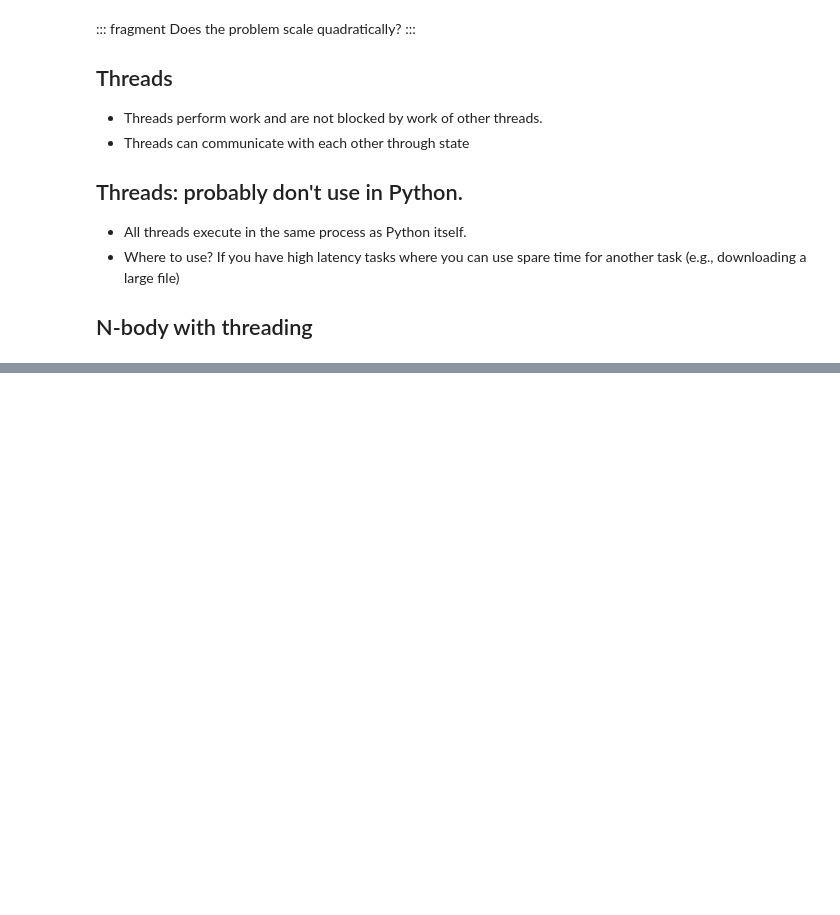
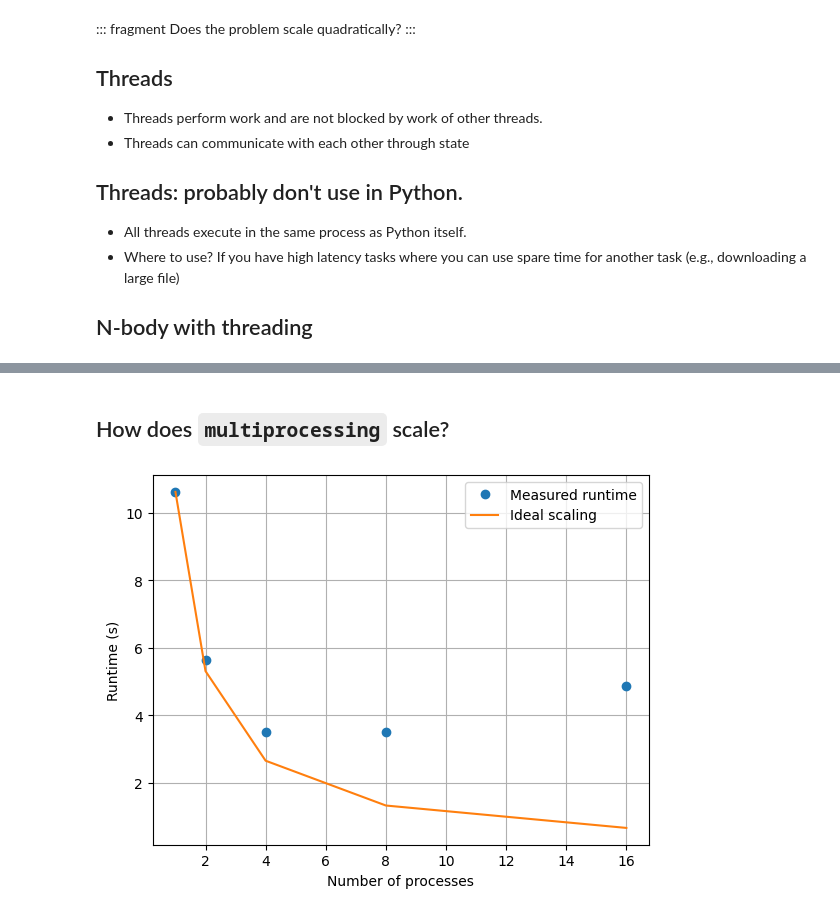
Before and after one commit to SoftwareDevEngResearch/software-development-research, a Jupyter notebook: parallel-computing.ipynb, the cells around one changed output, grey strips where cells are left out. Saved outputs shown, nothing was run; the diff lists cells and outputs as text; code cells hidden in the pictures; blank space fills up the shorter version.

```diff
--- a/parallel-computing.ipynb
+++ b/parallel-computing.ipynb
@@ -301,0 +423,25 @@ Does the problem scale quadratically?
+# %% [markdown]
+## How does `multiprocessing` scale?
+# %%
+from nbody_multiprocessing import simulate
+
+Ps = np.array([1, 2, 4, 8, 16])
+runtimes = []
+for P in Ps:
+    start = time.time()
+    simulate(P, 512, 3, 300, 1.0, 1e-3)
+    stop = time.time()
+    runtimes.append(stop - start)
+# %%
+#| classes: fragment
+#| output-location: slide
+
+plt.plot(Ps, runtimes, 'o', label='Measured runtime')
+plt.plot(Ps, runtimes[0] / Ps, label='Ideal scaling')
+plt.xlabel('Number of processes')
+plt.ylabel('Runtime (s)')
+plt.legend()
+plt.grid(True)
+plt.show()
+# %% [output]
+[figure, added]
```
Also changed, not shown: parts of 11 cells of this notebook, 1 other file.
